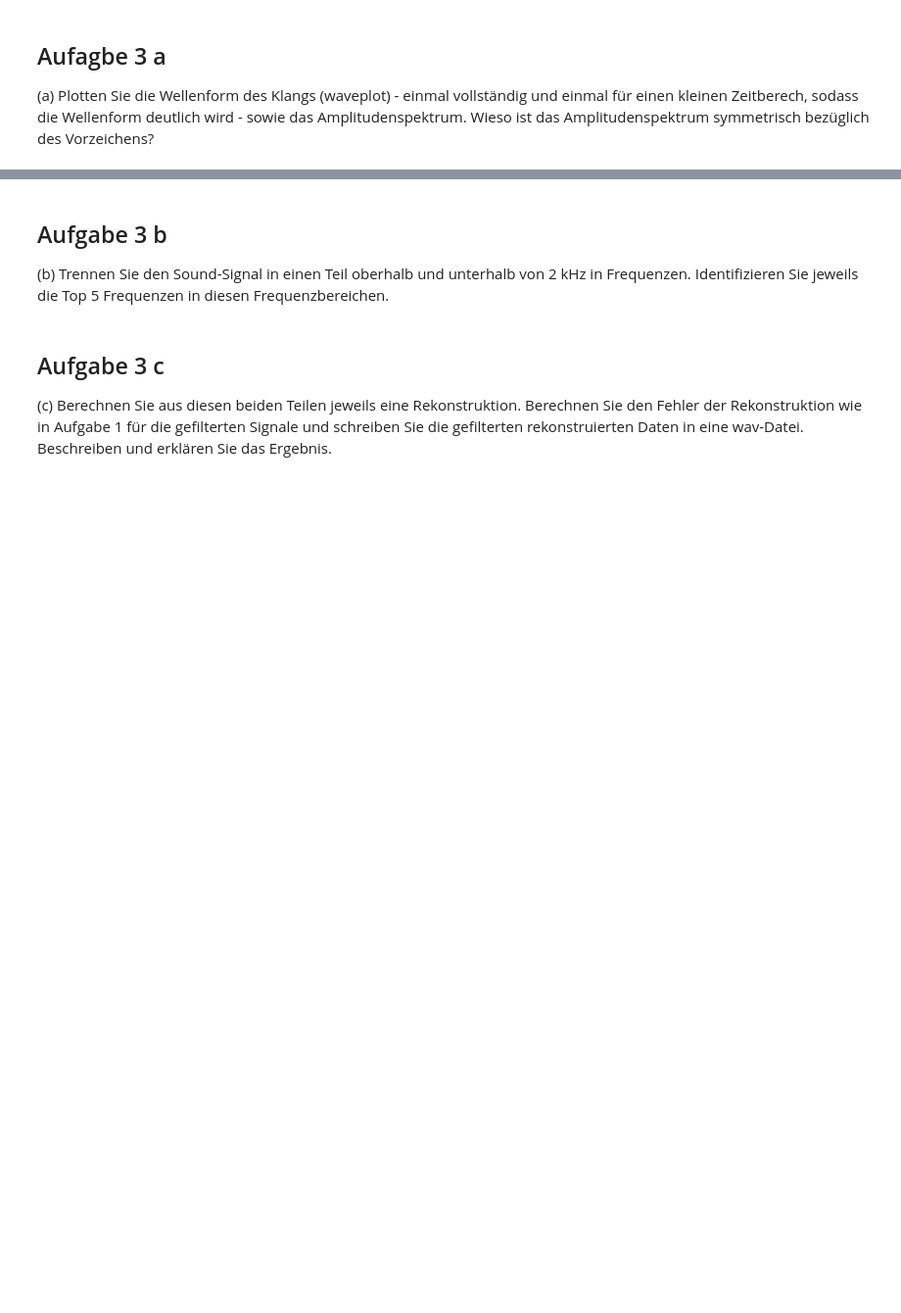
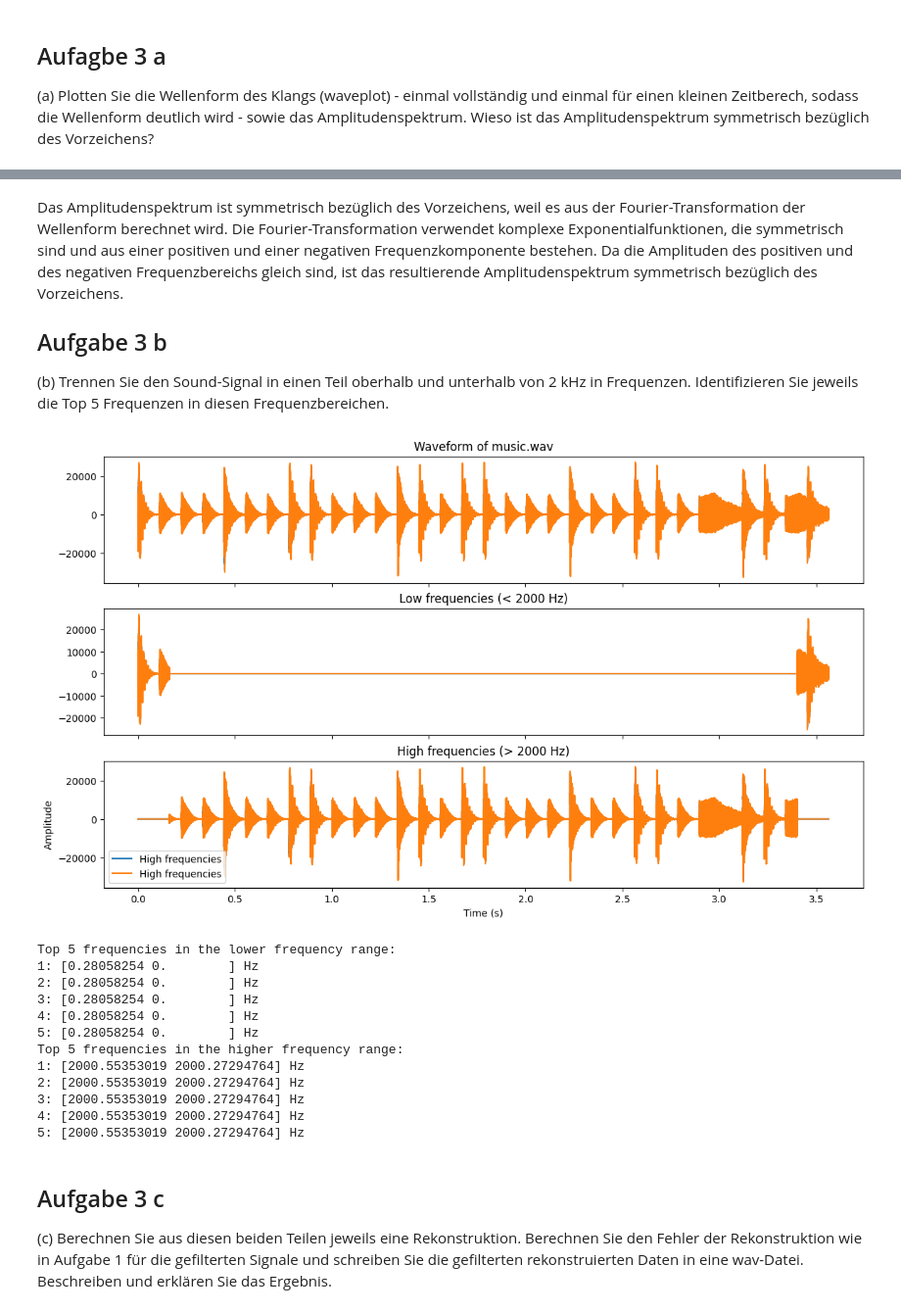
Before and after one commit to 7ben18/fhnw-vta-Vertiefende-Themen-der-Analysis, a Jupyter notebook: minichallenge2/vta-mc2.ipynb, the cells around one changed output, grey strips where cells are left out. Shown at 98% size. Drawn from its saved outputs; the diff is of its cells as text; code cells hidden in the pictures; blank space fills up the shorter version.

```diff
--- a/minichallenge2/vta-mc2.ipynb
+++ b/minichallenge2/vta-mc2.ipynb
@@ -402,4 +437,6 @@ Wieso ist das Amplitudenspektrum symmetrisch bezüglich des Vorzeichens?
 # %% [markdown]
+Das Amplitudenspektrum ist symmetrisch bezüglich des Vorzeichens, weil es aus der Fourier-Transformation der Wellenform berechnet wird. Die Fourier-Transformation verwendet komplexe Exponentialfunktionen, die symmetrisch sind und aus einer positiven und einer negativen Frequenzkomponente bestehen. Da die Amplituden des positiven und des negativen Frequenzbereichs gleich sind, ist das resultierende Amplitudenspektrum symmetrisch bezüglich des Vorzeichens.
+
 ## Aufgabe 3 b
 (b) Trennen Sie den Sound-Signal in einen Teil oberhalb und unterhalb von 2 kHz in Frequenzen.
 Identifizieren Sie jeweils die Top 5 Frequenzen in diesen Frequenzbereichen.
@@ -408,3 +443,80 @@ Identifizieren Sie jeweils die Top 5 Frequenzen in diesen Frequenzbereichen.
+# %%
+# CODE
+
+import numpy as np
+from scipy.io import wavfile
+import matplotlib.pyplot as plt
+
+# Laden der Audiodatei
+sample_rate, data = wavfile.read('data/music.wav')
+
+# Fourier-Transformation des Signals
+fft = np.fft.fft(data)
+
+# Frequenzachse berechnen
+frequencies = np.fft.fftfreq(len(data), 1/sample_rate)
+
+# Amplitudenspektrum berechnen
+amplitudes = np.abs(fft)
+
+# Grenzfrequenz definieren
+cutoff_freq = 2000
+
+# Trennen des Signals in einen Teil oberhalb und unterhalb der Grenzfrequenz
+low_freq = fft.copy()
+low_freq[np.abs(frequencies) > cutoff_freq] = 0
+high_freq = fft.copy()
+high_freq[np.abs(frequencies) <= cutoff_freq] = 0
+
+# Rücktransformation in den Zeitbereich
+low_data = np.real(np.fft.ifft(low_freq))
+high_data = np.real(np.fft.ifft(high_freq))
+
+# Berechnen der Zeitachse
+time = np.arange(0, len(data)) / sample_rate
+
+# Plot des originalen Signals und der getrennten Signale
+fig, ax = plt.subplots(3, 1, figsize=(14, 8), sharex=True)
+ax[0].plot(time, data, label='Original signal')
+ax[0].set_title('Waveform of music.wav')
+ax[1].plot(time, low_data, label='Low frequencies')
+ax[1].set_title('Low frequencies (< {} Hz)'.format(cutoff_freq))
+ax[2].plot(time, high_data, label='High frequencies')
+ax[2].set_title('High frequencies (> {} Hz)'.format(cutoff_freq))
+plt.xlabel('Time (s)')
+plt.ylabel('Amplitude')
+plt.legend()
+plt.show()
+
+# Frequenzbereiche definieren
+low_freq_range = np.where(np.abs(frequencies) <= cutoff_freq)[0]
+high_freq_range = np.where(np.abs(frequencies) > cutoff_freq)[0]
+
+# Top 5 Frequenzen im unteren Bereich identifizieren
+top5_low = frequencies[low_freq_range][np.argsort(amplitudes[low_freq_range])[-5:]][::-1]
+print('Top 5 frequencies in the lower frequency range:')
+for i, f in enumerate(top5_low):
+    print('{}: {} Hz'.format(i+1, f))
+
+# Top 5 Frequenzen im oberen Bereich identifizieren
+top5_high = frequencies[high_freq_range][np.argsort(amplitudes[high_freq_range])[-5:]][::-1]
+print('Top 5 frequencies in the higher frequency range:')
+for i, f in enumerate(top5_high):
+    print('{}: {} Hz'.format(i+1, f))
+# %% [output]
+[figure, added]
+Top 5 frequencies in the lower frequency range:
+1: [0.28058254 0.        ] Hz
+2: [0.28058254 0.        ] Hz
+3: [0.28058254 0.        ] Hz
+4: [0.28058254 0.        ] Hz
+5: [0.28058254 0.        ] Hz
+Top 5 frequencies in the higher frequency range:
+1: [2000.55353019 2000.27294764] Hz
+2: [2000.55353019 2000.27294764] Hz
+3: [2000.55353019 2000.27294764] Hz
+4: [2000.55353019 2000.27294764] Hz
+5: [2000.55353019 2000.27294764] Hz
 # %% [markdown]
 ## Aufgabe 3 c
 (c) Berechnen Sie aus diesen beiden Teilen jeweils eine Rekonstruktion. Berechnen Sie den
```
Also changed, not shown: parts of 16 cells of this notebook, 1 other file.
